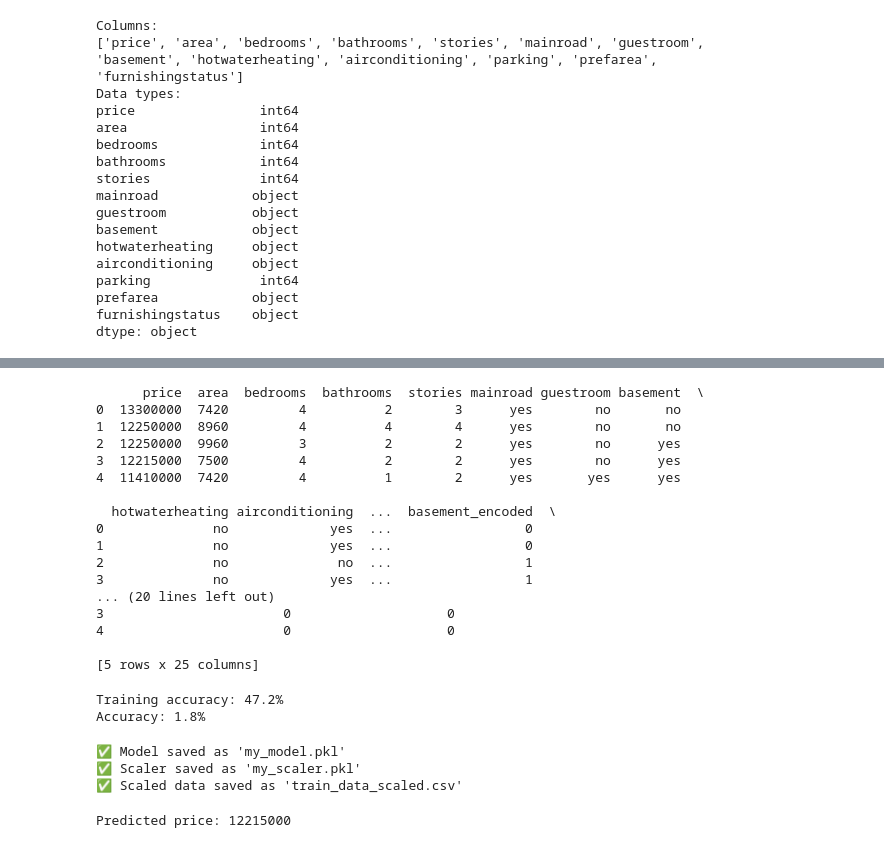
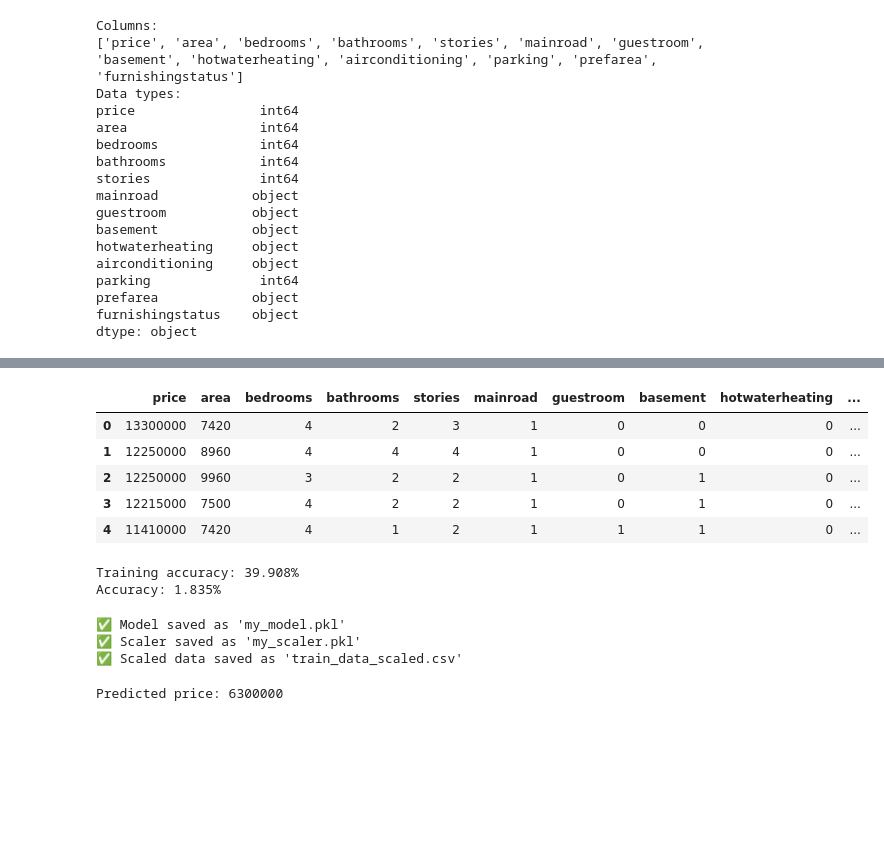
Before and after one commit to saad-the-noob/Skill_Morph_Assignment, a Jupyter notebook: Assignment_5_Data_Preprocessing_and_Pipeline.ipynb, the cells around one changed output, grey strips where cells are left out. Saved outputs shown, nothing was run; the diff lists cells and outputs as text; code cells hidden in the pictures; blank space fills up the shorter version.

```diff
--- a/Assignment_5_Data_Preprocessing_and_Pipeline.ipynb
+++ b/Assignment_5_Data_Preprocessing_and_Pipeline.ipynb
@@ -11,6 +11,6 @@ from sklearn.preprocessing import StandardScaler
 from google.colab import files       # from pc
 uploaded = files.upload()
 import io
-df=pd.read_csv(io.BytesIO(uploaded['Housing(6).csv']))
+df=pd.read_csv(io.BytesIO(uploaded['Housing(2).csv']))
 # %% [output]
 [interactive output not drawn]
@@ -66,14 +66,7 @@ dtype: object
 # Shows: yes, no, yes, yes, no
 # Models need numbers, not text!
 # We need: yes → 1, no → 0
-''' Better use-  for col in ["mainroad","guestroom",......]:
-                     df[col] = le.fit_transform(df[col])'''
 from sklearn.preprocessing import LabelEncoder
-le = LabelEncoder()
-df['mainroad_encoded'] = le.fit_transform(df['mainroad'])
-df['guestroom_encoded'] = le.fit_transform(df['guestroom'])
-df['basement_encoded'] = le.fit_transform(df['basement'])
-df['hotwaterheating_encoded'] = le.fit_transform(df['hotwaterheating'])
-df['airconditioning_encoded'] = le.fit_transform(df['airconditioning'])
-df['prefarea_encoded'] = le.fit_transform(df['prefarea'])
-print(df.head())
+label_encoder = LabelEncoder()
+for col in ['mainroad', 'guestroom', 'basement', 'hotwaterheating', 'airconditioning', 'prefarea', 'furnishingstatus']:
+ df[col] = label_encoder.fit_transform(df[col])
@@ -98,4 +72,0 @@ print(df.head())
-# %%
-furnishingstatus_encoded = pd.get_dummies(df['furnishingstatus'])
-df = pd.concat([df, furnishingstatus_encoded], axis=1) #Run this carefully as it concate's
-print(df.head())
@@ -120,28 +73,12 @@ print(df.head())
-# %%
-from sklearn.preprocessing import LabelEncoder
-label_encoder = LabelEncoder()
-df["furnished_encoded"]=label_encoder.fit_transform(df["furnished"])
-df["semi-furnished_encoded"]=label_encoder.fit_transform(df["semi-furnished"])
-df["unfurnished_encoded"]=label_encoder.fit_transform(df["unfurnished"])
-print(df.head())
-# %% [output]
-      price  area  bedrooms  bathrooms  stories mainroad guestroom basement  \
-0  13300000  7420         4          2        3      yes        no       no
-1  12250000  8960         4          4        4      yes        no       no
-2  12250000  9960         3          2        2      yes        no      yes
-3  12215000  7500         4          2        2      yes        no      yes
-4  11410000  7420         4          1        2      yes       yes      yes
-
-  hotwaterheating airconditioning  ...  basement_encoded  \
-0              no             yes  ...                 0
-1              no             yes  ...                 0
-2              no              no  ...                 1
-3              no             yes  ...                 1
-... (20 lines left out)
-3                       0                    0
-4                       0                    0
-
-[5 rows x 25 columns]
+# %%
+df.head()
+# %% [output]
+|  | price | area | bedrooms | bathrooms | stories | mainroad | guestroom | basement | hotwaterheating | ... |
+| 0 | 13300000 | 7420 | 4 | 2 | 3 | 1 | 0 | 0 | 0 | ... |
+| 1 | 12250000 | 8960 | 4 | 4 | 4 | 1 | 0 | 0 | 0 | ... |
+| 2 | 12250000 | 9960 | 3 | 2 | 2 | 1 | 0 | 1 | 0 | ... |
+| 3 | 12215000 | 7500 | 4 | 2 | 2 | 1 | 0 | 1 | 0 | ... |
+| 4 | 11410000 | 7420 | 4 | 1 | 2 | 1 | 1 | 1 | 0 | ... |
 # %%
 # Split into Train and Test
 # TODO: Split - 80% train, 20% test
@@ -160,15 +97,15 @@ x_test_scaled=scaler.transform(x_test)
 #train and test model
 #your code here
 from sklearn.linear_model import LogisticRegression
-model = LogisticRegression(max_iter=500)
+model = LogisticRegression(max_iter=1000)
 model.fit(x_train_scaled, y_train)
 accuracy = model.score(x_test_scaled, y_test)
 train_score = model.score(x_train_scaled, y_train)
-print(f"Training accuracy: {train_score:.1%}")
-print(f"Accuracy: {accuracy:.1%}")
+print(f"Training accuracy: {train_score:.3%}")
+print(f"Accuracy: {accuracy:.3%}")
 # %% [output]
-Training accuracy: 47.2%
-Accuracy: 1.8%
+Training accuracy: 39.908%
+Accuracy: 1.835%
 # %%
 import joblib
 
@@ -198,9 +135,15 @@ print("✅ Scaled data saved as 'train_data_scaled.csv'")
 model = joblib.load('my_model.pkl')
 scaler = joblib.load('my_scaler.pkl')
 
-new_house=[[5000,3,2,2,2,1,0,1,0,1,1,1,0,0]]    #set the values following the sequence of columns in x_train.
+new_house=pd.DataFrame([{
+    "area": 5000, "bedrooms": 3, "bathrooms": 2, "stories": 2,
+    "mainroad": 1, "guestroom": 0, "basement": 1,
+    "hotwaterheating": 0, "airconditioning": 1,
+    "parking": 2, "prefarea": 1,
+    "furnishingstatus": 0
+    }])
 new_house_scaled = scaler.transform(new_house)
 predicted_price = model.predict(new_house_scaled)
 print(f"Predicted price: {predicted_price[0]}")
 # %% [output]
-Predicted price: 12215000
+Predicted price: 6300000
```
Also changed, not shown: parts of 4 cells of this notebook.
